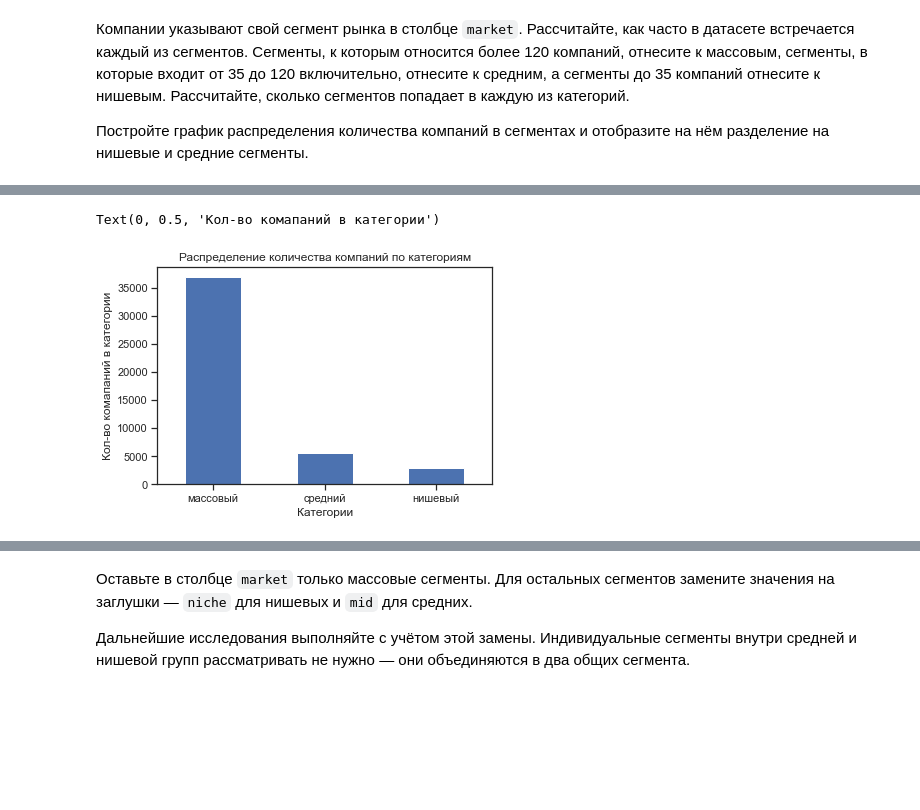
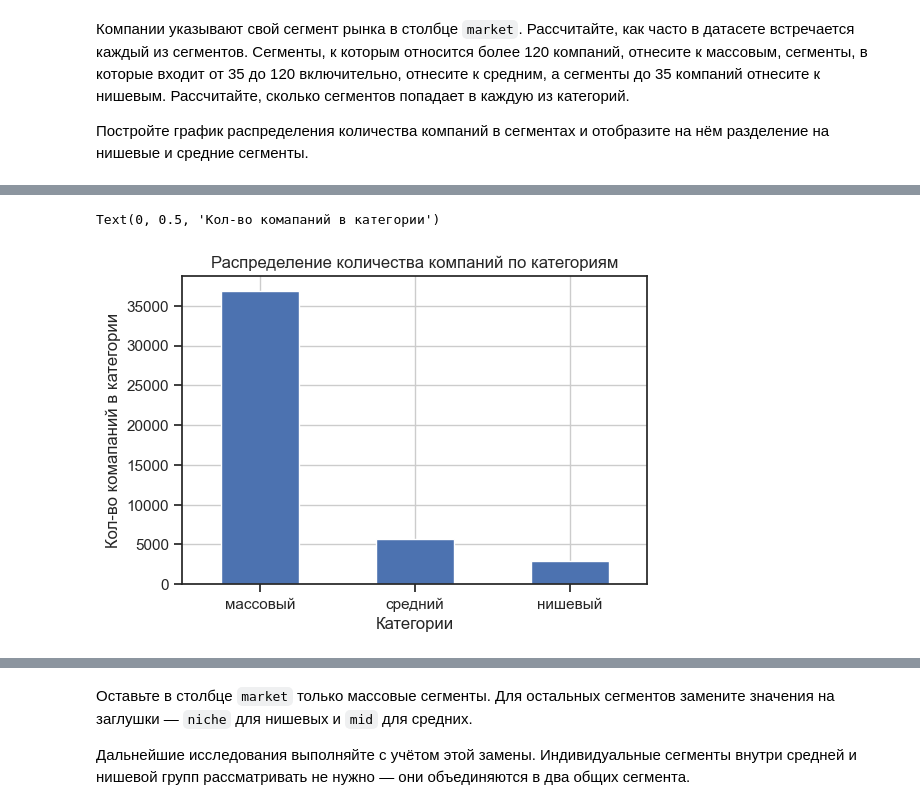
Before and after one commit to CAH0/startup-funding-analysis, a Jupyter notebook: startup_funding_analysis.ipynb, the cells around one changed output, grey strips where cells are left out. Cells and saved outputs as stored; diff of their text form; code cells hidden in the pictures; blank space fills up the shorter version.

```diff
--- a/startup_funding_analysis.ipynb
+++ b/startup_funding_analysis.ipynb
@@ -502,16 +499,17 @@ Name: market_category, dtype: int64
 # %%
 plt.figure(figsize=(6,4))
 
 df['market_category'].value_counts().plot(
     kind = 'bar',
     title = 'Распределение количества компаний по категориям',
     rot =  0)
 
+plt.grid()
 plt.xlabel('Категории')
 plt.ylabel('Кол-во комапаний в категории')
 # %% [output]
 Text(0, 0.5, 'Кол-во комапаний в категории')
-[figure, old version]
+[figure, new version]
 # %%
 data = df['market_category'].value_counts()
 data = data/data.sum()
```
Also changed, not shown: parts of 9 cells of this notebook.
